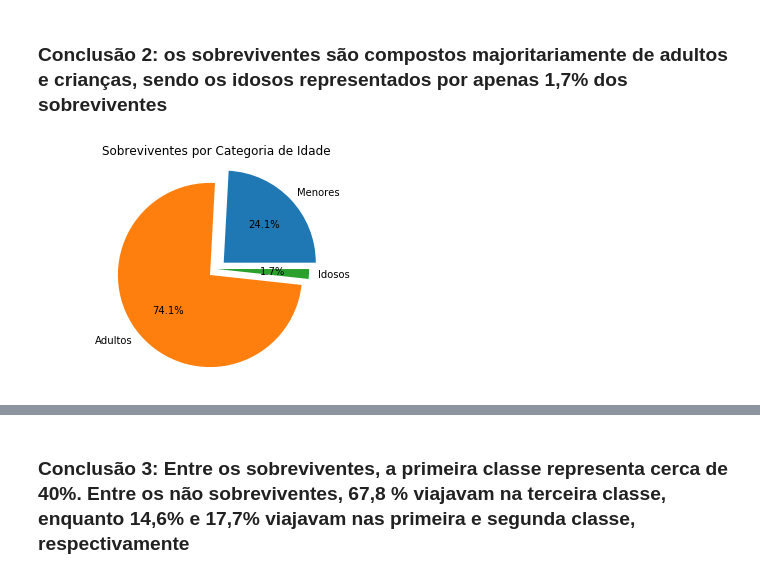
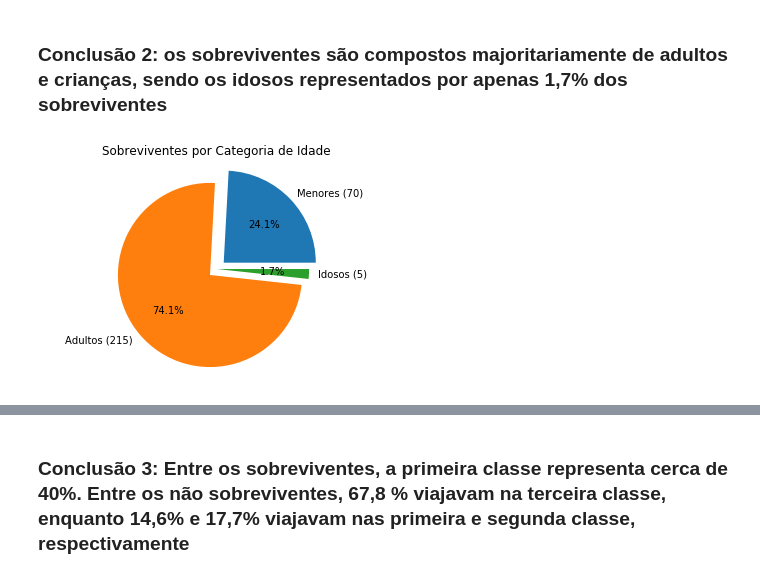
Before and after one commit to lgabs/udacity-titanic, a Jupyter notebook: titanic_data_analysis.ipynb, the cells around one changed output, grey strips where cells are left out. Saved outputs shown, nothing was run; the diff lists cells and outputs as text; code cells hidden in the pictures.

```diff
--- a/titanic_data_analysis.ipynb
+++ b/titanic_data_analysis.ipynb
@@ -681,10 +732,11 @@ plt.title('Fração de Sobreviventes por Sexo');
 # %% [markdown]
 ### Conclusão 2: os sobreviventes são compostos majoritariamente de adultos e crianças, sendo os idosos representados por apenas 1,7% dos sobreviventes
 # %%
+n_agegroup = survived_by_agegroups['survived']
 explode = (0.1, 0.1, 0)
-plt.pie(fracs, explode=explode, autopct='%1.1f%%', labels = ['Menores', 'Adultos', 'Idosos'])
+plt.pie(fracs, explode=explode, autopct='%1.1f%%', labels = ['Menores ({})'.format(n_agegroup[0]), 'Adultos ({})'.format(n_agegroup[1]), 'Idosos ({})'.format(n_agegroup[2])])
 plt.axis('equal')
 plt.title('Sobreviventes por Categoria de Idade');
 plt.show()
 # %% [output]
-[figure, old version]
+[figure, new version]
```
Also changed, not shown: parts of 44 cells of this notebook.
